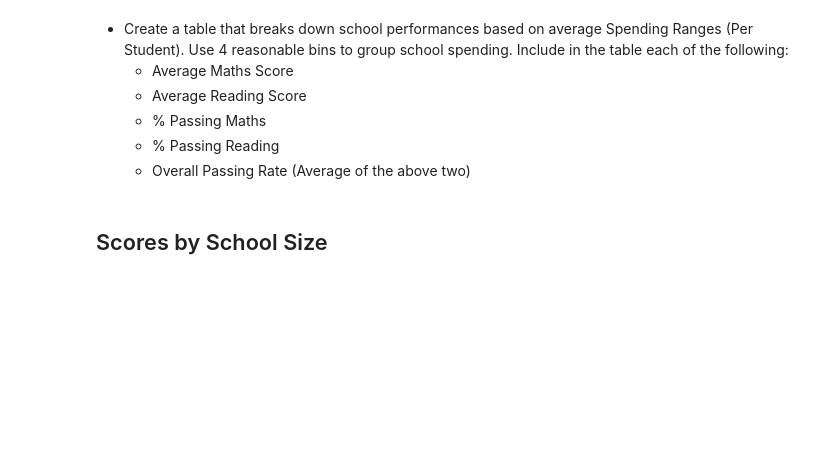
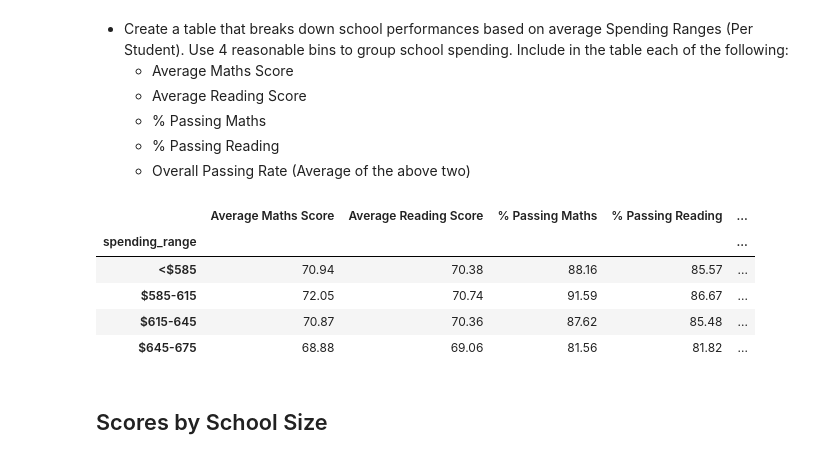
Before and after one commit to aaronbilbow/Challenge4, a Jupyter notebook: PyCitySchools_starter_C_4.ipynb, the cells around one changed output. Saved outputs shown, nothing was run; the diff lists cells and outputs as text; code cells hidden in the pictures; blank space fills up the shorter version.

```diff
--- a/PyCitySchools_starter_C_4.ipynb
+++ b/PyCitySchools_starter_C_4.ipynb
@@ -416,3 +436,41 @@ school_df_trial.head(5)
+# %%
+spending_bins = [0, 585, 615, 645, 675]
+spending_labels = ["<$585", "$585-615", "$615-645", "$645-675"]
+
+school_data_complete['spending_range'] = pd.cut(school_data_complete['budget'] / school_data_complete['size'], spending_bins, labels=spending_labels)
+spending_group = school_data_complete.groupby('spending_range')
+
+average_math_score = spending_group['maths_score'].mean()
+average_reading_score = spending_group['reading_score'].mean()
+
+passing_math_percentage = school_data_complete[school_data_complete['maths_score'] >= 50].groupby('spending_range')['Student ID'].count() / spending_group['Student ID'].count() * 100
+passing_reading_percentage = school_data_complete[school_data_complete['reading_score'] >= 50].groupby('spending_range')['Student ID'].count() / spending_group['Student ID'].count() * 100
+overall_passing_rate = (passing_math_percentage + passing_reading_percentage) / 2
+
+spending_summary_df = pd.DataFrame({
+    'Average Maths Score': average_math_score,
+    'Average Reading Score': average_reading_score,
+    '% Passing Maths': passing_math_percentage,
+    '% Passing Reading': passing_reading_percentage,
+    'Overall Passing Rate': overall_passing_rate
+})
+
+
+formatted_spending_summary_df = spending_summary_df.style.format({
+    'Average Maths Score': '{:.2f}',
+    'Average Reading Score': '{:.2f}',
+    '% Passing Maths': '{:.2f}',
+    '% Passing Reading': '{:.2f}',
+    'Overall Passing Rate': '{:.2f}'
+})
+formatted_spending_summary_df
+# %% [output]
+|  | Average Maths Score | Average Reading Score | % Passing Maths | % Passing Reading | ... |
+| spending_range |  |  |  |  | ... |
+| <$585 | 70.94 | 70.38 | 88.16 | 85.57 | ... |
+| $585-615 | 72.05 | 70.74 | 91.59 | 86.67 | ... |
+| $615-645 | 70.87 | 70.36 | 87.62 | 85.48 | ... |
+| $645-675 | 68.88 | 69.06 | 81.56 | 81.82 | ... |
 # %% [markdown]
 ## Scores by School Size
 # %% [markdown]
```
Also changed, not shown: parts of 9 cells of this notebook.
